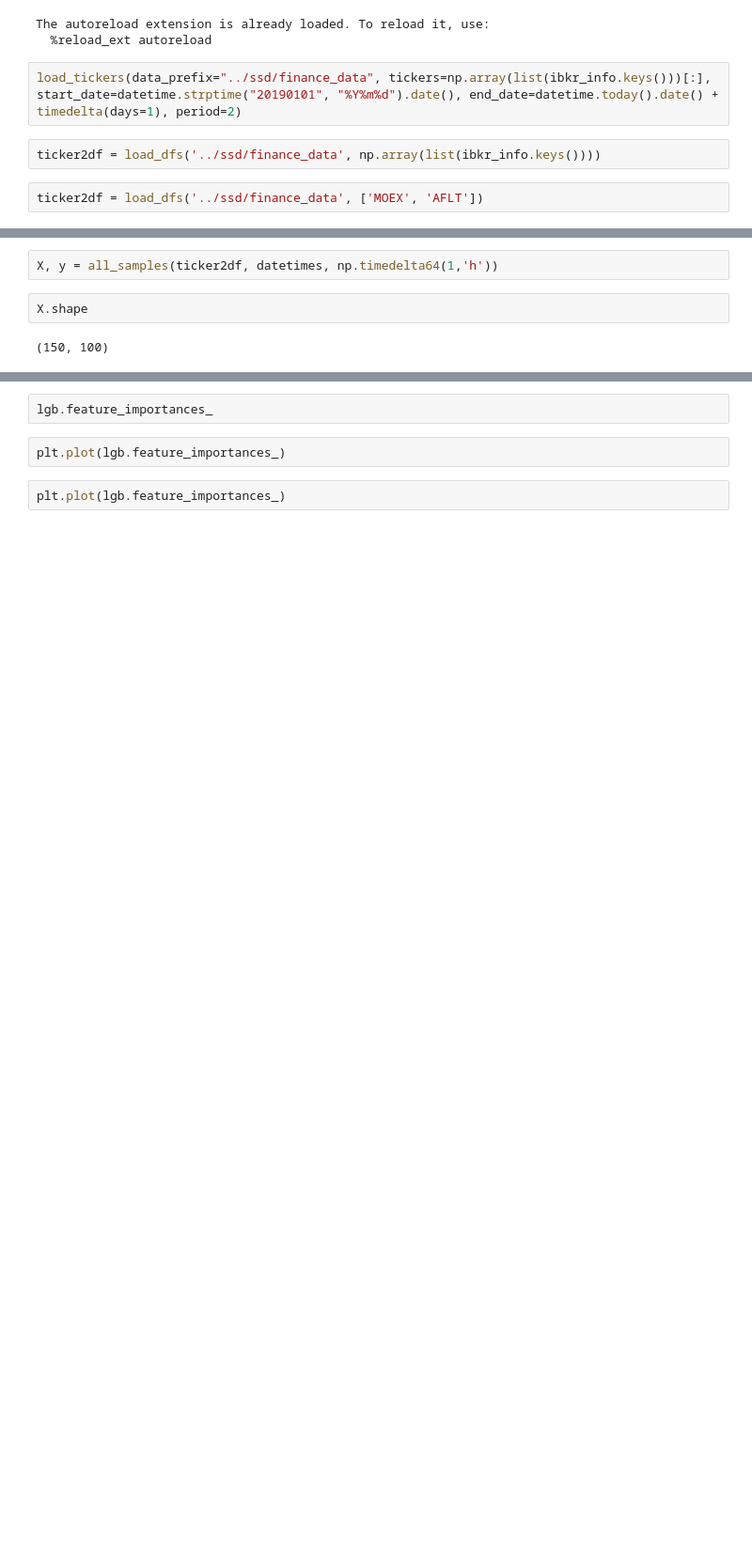
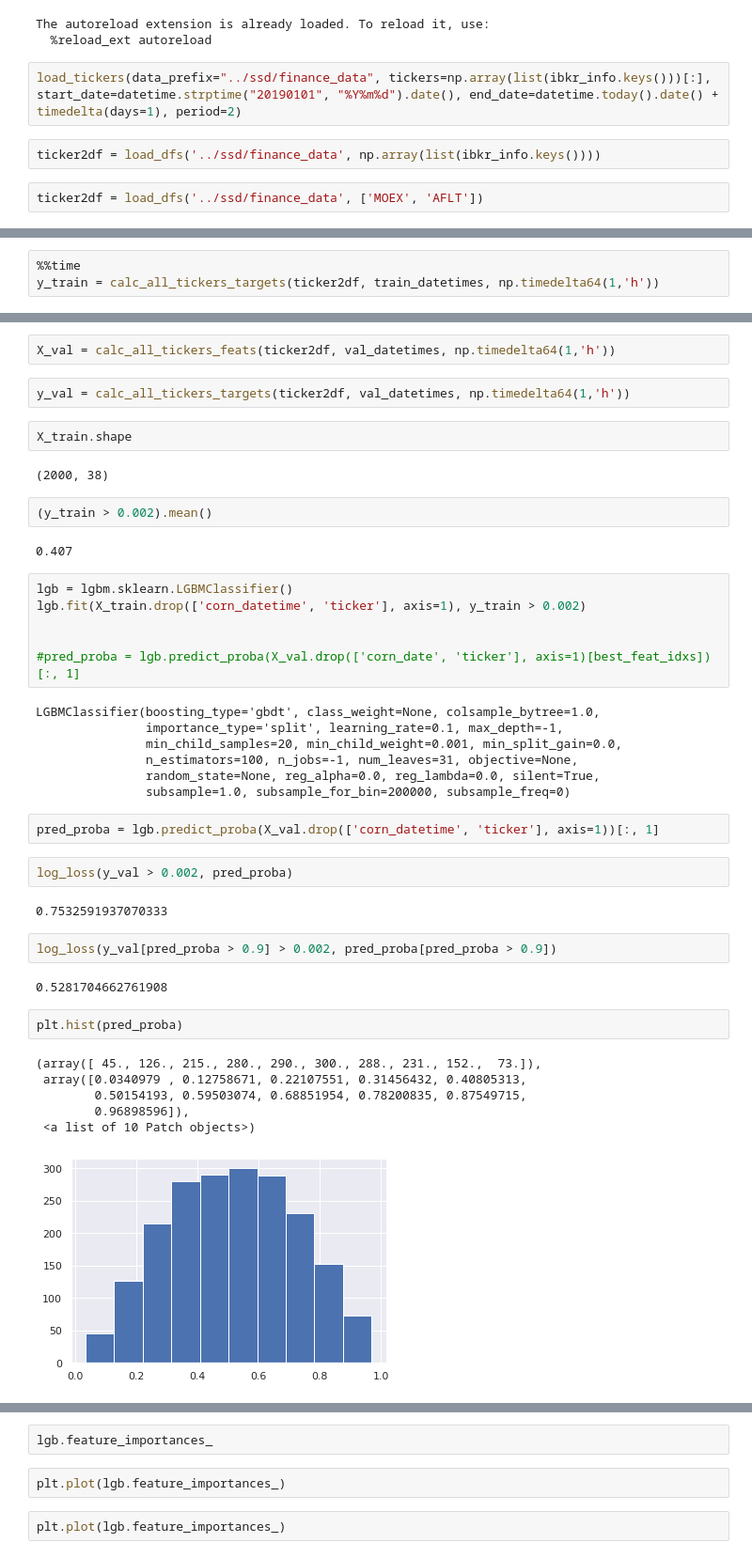
Before and after one commit to ajmal017/finance-4, a Jupyter notebook: train.ipynb, the cells around one changed output, grey strips where cells are left out. Shown: that part at 94% size. Drawn from its saved outputs; the diff is of its cells as text; blank space fills up the shorter version.

Commit message:
target feats

```diff
--- a/train.ipynb
+++ b/train.ipynb
@@ -48,0 +80,3 @@ X, y = single_ticker(df, train_datetimes, np.timedelta64(1,'h'))
+# %%
+%%time
+y_train = calc_all_tickers_targets(ticker2df, train_datetimes, np.timedelta64(1,'h'))
@@ -49,6 +86,44 @@ X, y = single_ticker(df, train_datetimes, np.timedelta64(1,'h'))
 # %%
-X, y = all_samples(ticker2df, datetimes, np.timedelta64(1,'h'))
+X_val = calc_all_tickers_feats(ticker2df, val_datetimes, np.timedelta64(1,'h'))
+# %%
+y_val = calc_all_tickers_targets(ticker2df, val_datetimes, np.timedelta64(1,'h'))
 # %%
-X.shape
+X_train.shape
 # %% [output]
-(150, 100)
+(2000, 38)
+# %%
+(y_train > 0.002).mean()
+# %% [output]
+0.407
+# %%
+lgb = lgbm.sklearn.LGBMClassifier()
+lgb.fit(X_train.drop(['corn_datetime', 'ticker'], axis=1), y_train > 0.002)
+
+
+#pred_proba = lgb.predict_proba(X_val.drop(['corn_date', 'ticker'], axis=1)[best_feat_idxs])[:, 1]
+# %% [output]
+LGBMClassifier(boosting_type='gbdt', class_weight=None, colsample_bytree=1.0,
+               importance_type='split', learning_rate=0.1, max_depth=-1,
+               min_child_samples=20, min_child_weight=0.001, min_split_gain=0.0,
+               n_estimators=100, n_jobs=-1, num_leaves=31, objective=None,
+               random_state=None, reg_alpha=0.0, reg_lambda=0.0, silent=True,
+               subsample=1.0, subsample_for_bin=200000, subsample_freq=0)
+# %%
+pred_proba = lgb.predict_proba(X_val.drop(['corn_datetime', 'ticker'], axis=1))[:, 1]
+# %%
+log_loss(y_val > 0.002, pred_proba)
+# %% [output]
+0.7532591937070333
+# %%
+log_loss(y_val[pred_proba > 0.9] > 0.002, pred_proba[pred_proba > 0.9])
+# %% [output]
+0.5281704662761908
+# %%
+plt.hist(pred_proba)
+# %% [output]
+(array([ 45., 126., 215., 280., 290., 300., 288., 231., 152.,  73.]),
+ array([0.0340979 , 0.12758671, 0.22107551, 0.31456432, 0.40805313,
+        0.50154193, 0.59503074, 0.68851954, 0.78200835, 0.87549715,
+        0.96898596]),
+ <a list of 10 Patch objects>)
+[figure, added]
```
Also changed, not shown: parts of 32 cells of this notebook, 1 other file.
